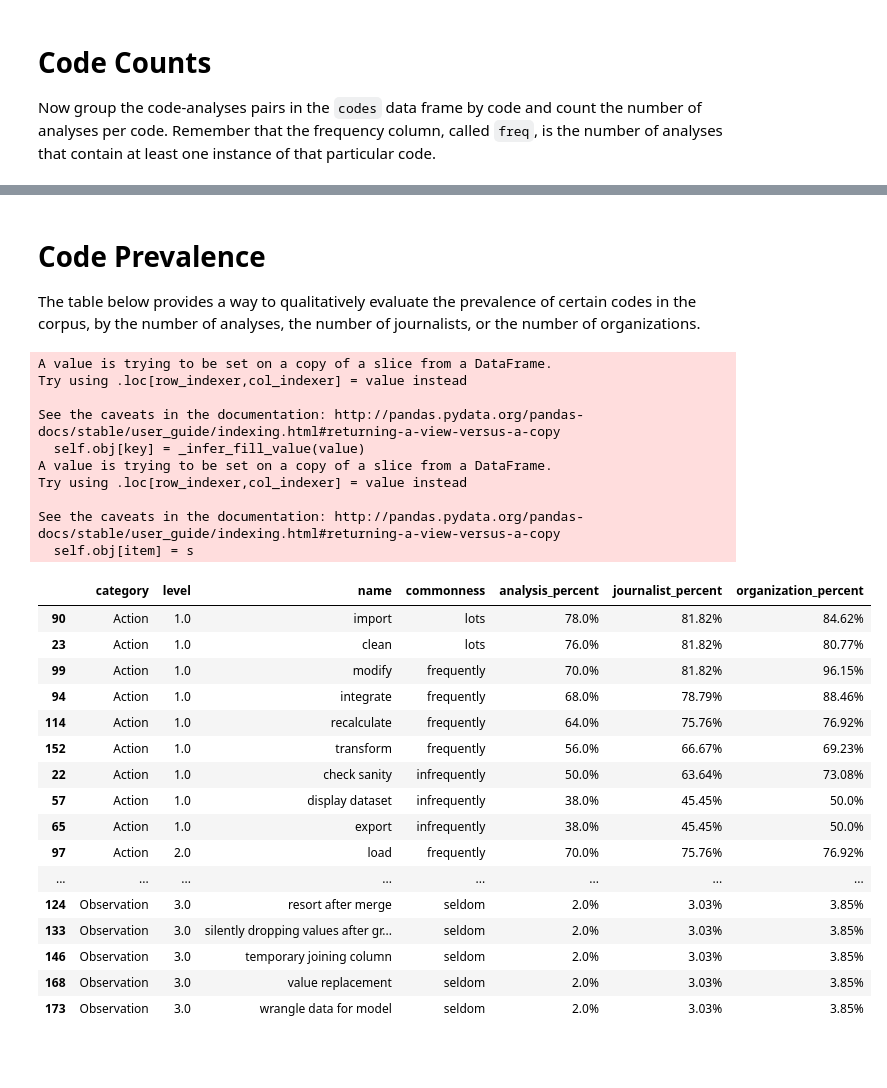
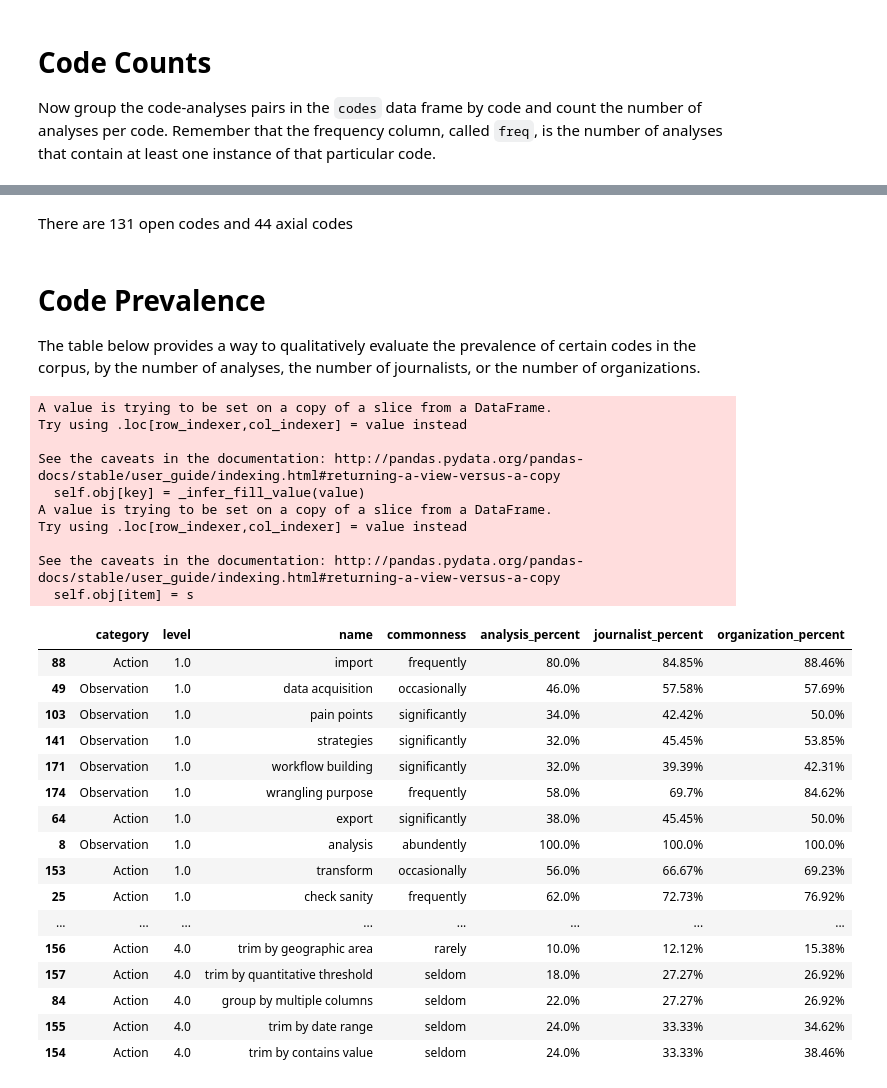
Before and after one commit to steve-kasica/table-scraps, a Jupyter notebook: analysis.ipynb, the cells around one changed output, grey strips where cells are left out. Cells and saved outputs as stored; diff of their text form; code cells hidden in the pictures; blank space fills up the shorter version.

Commit message:
Add code count to analysis

```diff
--- a/analysis.ipynb
+++ b/analysis.ipynb
@@ -93,7 +93,7 @@ def recurse(root, pNode, func):
 def markBranch(root, pnode):
     codeCounts.loc[codeCounts.name == pnode, 'is_' + root] = True
 
-for branch in ['actions', 'strategies', 'observations', 'analysis']:
+for branch in ['actions', 'strategies', 'observations', 'analysis', 'integrate']:
     codeCounts['is_' + branch] = False
     recurse(None, branch, markBranch)
 
@@ -103,8 +103,8 @@ for parent in codes[codes.is_leaf].parent.unique():
     codeCounts.loc[codeCounts.name == parent, 'is_leaf_parent'] = True
 
 # Bin coverage into discrete values
-bins = ['lots', 'frequently', 'infrequently', 'seldom']
-codeCounts['commonness'] = pd.cut(codeCounts.analysis_percent, len(bins), labels=bins[::-1])
+bins = ['abundently', 'frequently', 'occasionally', 'significantly', 'seldom', 'rarely']
+codeCounts['commonness'] = pd.cut(codeCounts.journalist_percent, len(bins), labels=bins[::-1])
 
 # # Peek at results
 codeCounts.head()
@@ -118,3 +118,12 @@ codeCounts.head()
+# %%
+uniqCodes = analysisCodes[['name', 'is_leaf']].drop_duplicates()
+
+displayMarkdown('There are {open} open codes and {axial} axial codes.'.format(**{
+    'open': len(uniqCodes[uniqCodes.is_leaf == True]),
+    'axial': len(uniqCodes[uniqCodes.is_leaf == False])
+}))
+# %% [output]
+There are 131 open codes and 44 axial codes
 # %% [markdown]
 # Code Prevalence
 
@@ -122,41 +131,42 @@ The table below provides a way to qualitatively evaluate the prevalence of certa
 # %%
 codeLevel = codeCounts[codeCounts.level > 0]
 
 codeLevel.loc[~codeLevel.is_actions, 'category'] = 'Observation'
 codeLevel.loc[codeLevel.is_actions, 'category'] = 'Action'
 
 codeLevel = codeLevel.sort_values(['category', 'level', 'commonness', 'analysis_percent'],
                       ascending=[True, True, False, False])
 
 for col in ['analysis_percent', 'journalist_percent', 'organization_percent']:
     codeLevel[col] = codeLevel[col].apply(str) + '%'
 
-codeLevel[['category', 'level', 'name', 'commonness' , 'analysis_percent', 'journalist_percent', 'organization_percent']]
+codeLevel[['category', 'level', 'name', 'commonness' , 'analysis_percent', 'journalist_percent', 'organization_percent']] \
+    .sort_values('level', ascending=True)
 # %% [output]
 A value is trying to be set on a copy of a slice from a DataFrame.
 Try using .loc[row_indexer,col_indexer] = value instead
 
 See the caveats in the documentation: http://pandas.pydata.org/pandas-docs/stable/user_guide/indexing.html#returning-a-view-versus-a-copy
   self.obj[key] = _infer_fill_value(value)
 A value is trying to be set on a copy of a slice from a DataFrame.
 Try using .loc[row_indexer,col_indexer] = value instead
 
 See the caveats in the documentation: http://pandas.pydata.org/pandas-docs/stable/user_guide/indexing.html#returning-a-view-versus-a-copy
   self.obj[item] = s
 |  | category | level | name | commonness | analysis_percent | journalist_percent | organization_percent |
-| 90 | Action | 1.0 | import | lots | 78.0% | 81.82% | 84.62% |
-| 23 | Action | 1.0 | clean | lots | 76.0% | 81.82% | 80.77% |
-| 99 | Action | 1.0 | modify | frequently | 70.0% | 81.82% | 96.15% |
-| 94 | Action | 1.0 | integrate | frequently | 68.0% | 78.79% | 88.46% |
-| 114 | Action | 1.0 | recalculate | frequently | 64.0% | 75.76% | 76.92% |
-| 152 | Action | 1.0 | transform | frequently | 56.0% | 66.67% | 69.23% |
-| 22 | Action | 1.0 | check sanity | infrequently | 50.0% | 63.64% | 73.08% |
-| 57 | Action | 1.0 | display dataset | infrequently | 38.0% | 45.45% | 50.0% |
-| 65 | Action | 1.0 | export | infrequently | 38.0% | 45.45% | 50.0% |
-| 97 | Action | 2.0 | load | frequently | 70.0% | 75.76% | 76.92% |
+| 88 | Action | 1.0 | import | frequently | 80.0% | 84.85% | 88.46% |
+| 49 | Observation | 1.0 | data acquisition | occasionally | 46.0% | 57.58% | 57.69% |
+| 103 | Observation | 1.0 | pain points | significantly | 34.0% | 42.42% | 50.0% |
+| 141 | Observation | 1.0 | strategies | significantly | 32.0% | 45.45% | 53.85% |
+| 171 | Observation | 1.0 | workflow building | significantly | 32.0% | 39.39% | 42.31% |
+| 174 | Observation | 1.0 | wrangling purpose | frequently | 58.0% | 69.7% | 84.62% |
+| 64 | Action | 1.0 | export | significantly | 38.0% | 45.45% | 50.0% |
+| 8 | Observation | 1.0 | analysis | abundently | 100.0% | 100.0% | 100.0% |
+| 153 | Action | 1.0 | transform | occasionally | 56.0% | 66.67% | 69.23% |
+| 25 | Action | 1.0 | check sanity | frequently | 62.0% | 72.73% | 76.92% |
 | ... | ... | ... | ... | ... | ... | ... | ... |
-| 124 | Observation | 3.0 | resort after merge | seldom | 2.0% | 3.03% | 3.85% |
-| 133 | Observation | 3.0 | silently dropping values after gr... | seldom | 2.0% | 3.03% | 3.85% |
-| 146 | Observation | 3.0 | temporary joining column | seldom | 2.0% | 3.03% | 3.85% |
-| 168 | Observation | 3.0 | value replacement | seldom | 2.0% | 3.03% | 3.85% |
-| 173 | Observation | 3.0 | wrangle data for model | seldom | 2.0% | 3.03% | 3.85% |
+| 156 | Action | 4.0 | trim by geographic area | rarely | 10.0% | 12.12% | 15.38% |
+| 157 | Action | 4.0 | trim by quantitative threshold | seldom | 18.0% | 27.27% | 26.92% |
+| 84 | Action | 4.0 | group by multiple columns | seldom | 22.0% | 27.27% | 26.92% |
+| 155 | Action | 4.0 | trim by date range | seldom | 24.0% | 33.33% | 34.62% |
+| 154 | Action | 4.0 | trim by contains value | seldom | 24.0% | 33.33% | 38.46% |
```
Also changed, not shown: parts of 6 cells of this notebook.
